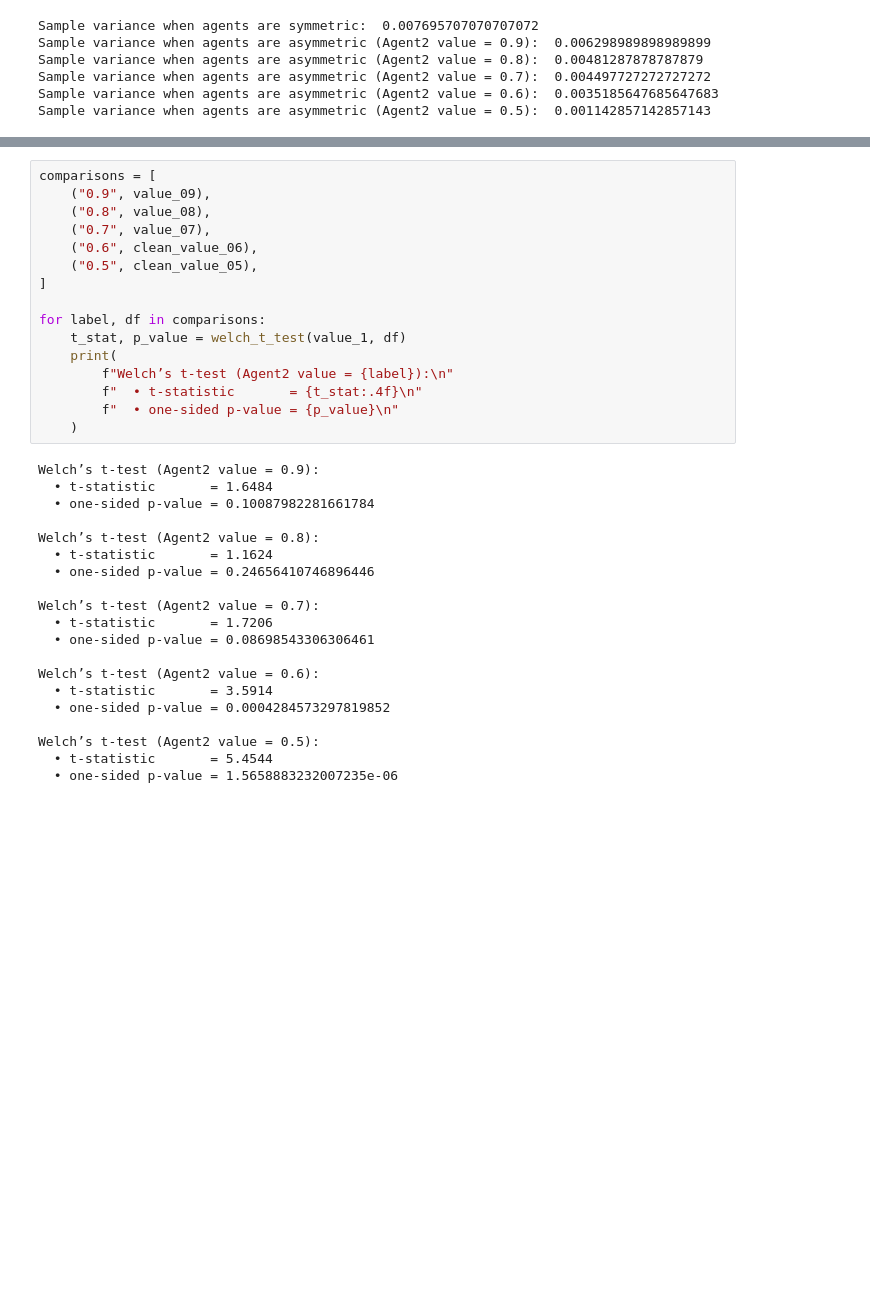
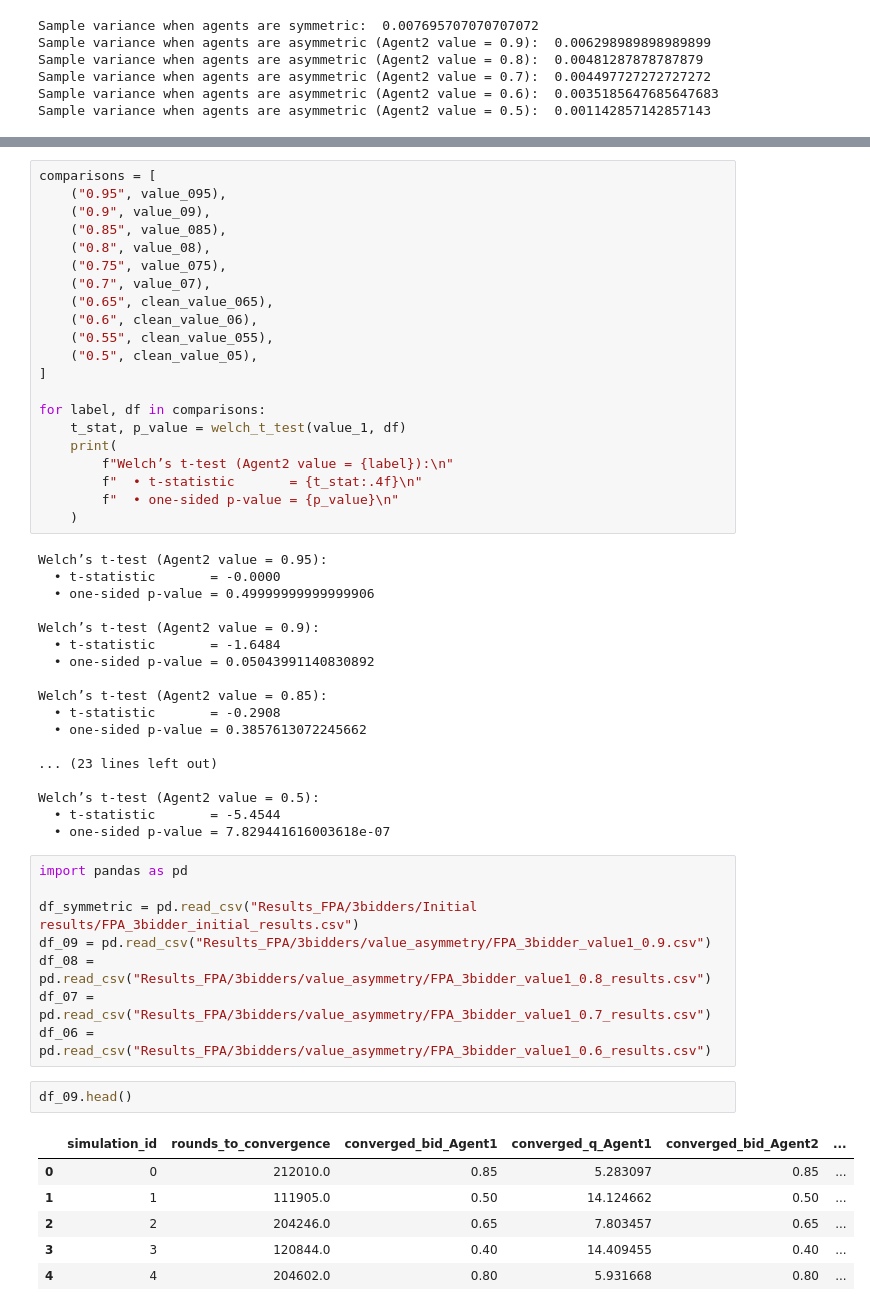
Before and after one commit to Gmo23/auction_thesis, a Jupyter notebook: notebooks/Simulation_results.ipynb, the cells around one changed output, grey strips where cells are left out. Drawn from its saved outputs; the diff is of its cells as text; blank space fills up the shorter version.

```diff
--- a/Simulation_results.ipynb
+++ b/notebooks/Simulation_results.ipynb
@@ -642,9 +683,14 @@ def welch_t_test(df1, df2):
 # %%
 comparisons = [
+    ("0.95", value_095),
     ("0.9", value_09),
+    ("0.85", value_085),
     ("0.8", value_08),
+    ("0.75", value_075),
     ("0.7", value_07),
+    ("0.65", clean_value_065),
     ("0.6", clean_value_06),
+    ("0.55", clean_value_055),
     ("0.5", clean_value_05),
 ]
 
@@ -656,22 +702,37 @@ for label, df in comparisons:
         f"  • one-sided p-value = {p_value}\n"
     )
 # %% [output]
+Welch’s t-test (Agent2 value = 0.95):
+  • t-statistic       = -0.0000
+  • one-sided p-value = 0.49999999999999906
+
 Welch’s t-test (Agent2 value = 0.9):
-  • t-statistic       = 1.6484
-  • one-sided p-value = 0.10087982281661784
+  • t-statistic       = -1.6484
+  • one-sided p-value = 0.05043991140830892
 
-Welch’s t-test (Agent2 value = 0.8):
-  • t-statistic       = 1.1624
-  • one-sided p-value = 0.24656410746896446
+Welch’s t-test (Agent2 value = 0.85):
+  • t-statistic       = -0.2908
+  • one-sided p-value = 0.3857613072245662
 
-Welch’s t-test (Agent2 value = 0.7):
-  • t-statistic       = 1.7206
-  • one-sided p-value = 0.08698543306306461
-
-Welch’s t-test (Agent2 value = 0.6):
-  • t-statistic       = 3.5914
-  • one-sided p-value = 0.0004284573297819852
+... (23 lines left out)
 
 Welch’s t-test (Agent2 value = 0.5):
-  • t-statistic       = 5.4544
-  • one-sided p-value = 1.5658883232007235e-06
+  • t-statistic       = -5.4544
+  • one-sided p-value = 7.829441616003618e-07
+# %%
+import pandas as pd
+
+df_symmetric = pd.read_csv("Results_FPA/3bidders/Initial results/FPA_3bidder_initial_results.csv")
+df_09 = pd.read_csv("Results_FPA/3bidders/value_asymmetry/FPA_3bidder_value1_0.9.csv")
+df_08 = pd.read_csv("Results_FPA/3bidders/value_asymmetry/FPA_3bidder_value1_0.8_results.csv")
+df_07 = pd.read_csv("Results_FPA/3bidders/value_asymmetry/FPA_3bidder_value1_0.7_results.csv")
+df_06 = pd.read_csv("Results_FPA/3bidders/value_asymmetry/FPA_3bidder_value1_0.6_results.csv")
+# %%
+df_09.head()
+# %% [output]
+|  | simulation_id | rounds_to_convergence | converged_bid_Agent1 | converged_q_Agent1 | converged_bid_Agent2 | ... |
+| 0 | 0 | 212010.0 | 0.85 | 5.283097 | 0.85 | ... |
+| 1 | 1 | 111905.0 | 0.50 | 14.124662 | 0.50 | ... |
+| 2 | 2 | 204246.0 | 0.65 | 7.803457 | 0.65 | ... |
+| 3 | 3 | 120844.0 | 0.40 | 14.409455 | 0.40 | ... |
+| 4 | 4 | 204602.0 | 0.80 | 5.931668 | 0.80 | ... |
```
Also changed, not shown: parts of 21 cells of this notebook, 18 other files.
